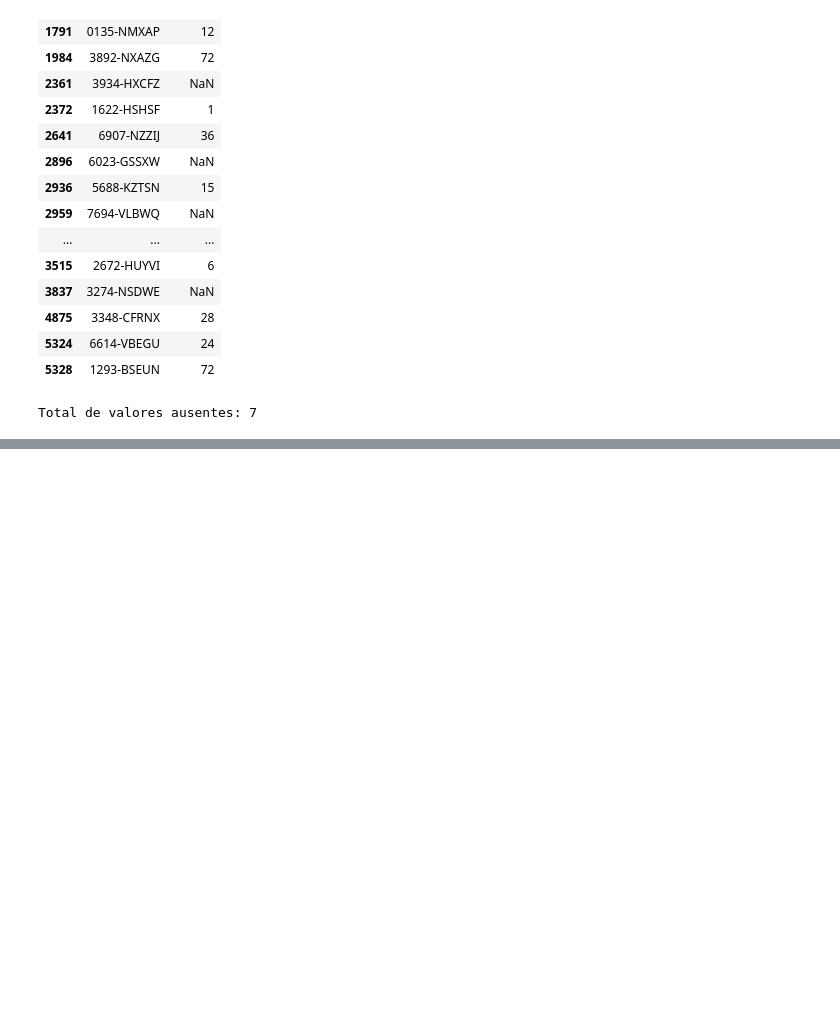
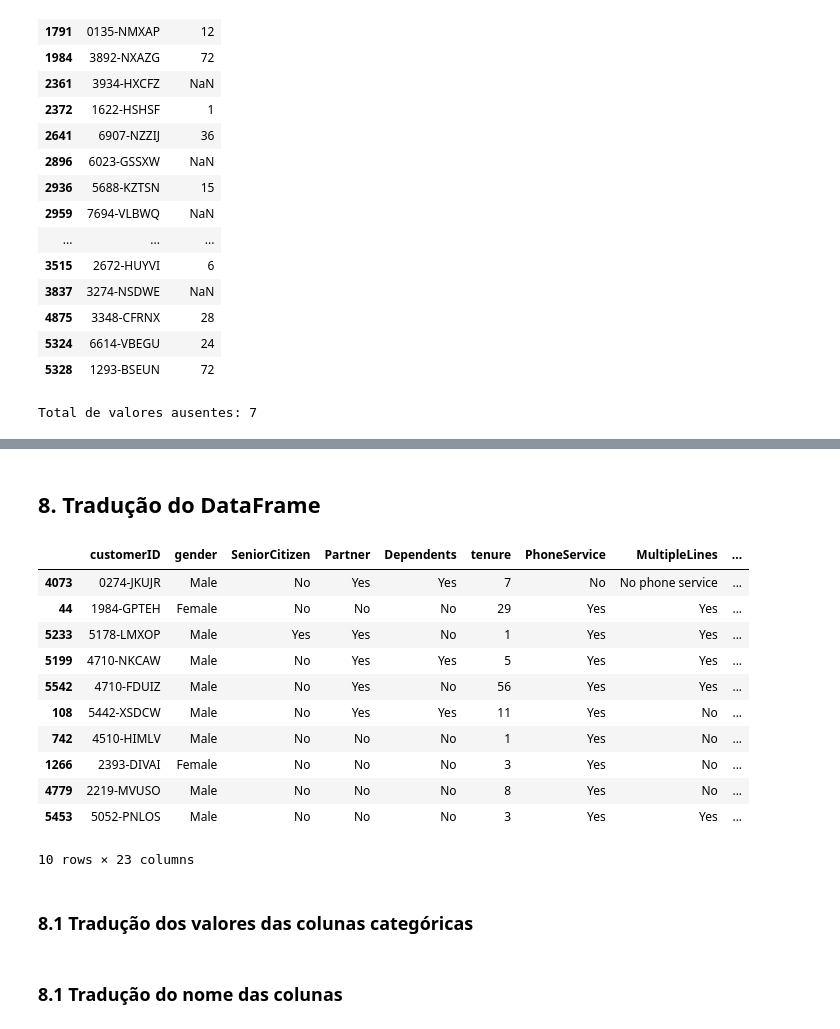
Before and after one commit to igoormaurilio/TerraSignal, a Jupyter notebook: notebooks/02_silver_tratamento.ipynb, the cells around one changed output, grey strips where cells are left out. Saved outputs shown, nothing was run; the diff lists cells and outputs as text; code cells hidden in the pictures; blank space fills up the shorter version.

```diff
--- a/notebooks/02_silver_tratamento.ipynb
+++ b/notebooks/02_silver_tratamento.ipynb
@@ -394,0 +348,2 @@ a coluna total charges tem muitos valores ausentes, como temos a associação co
+# %%
+df_valores_tratados['PhoneService'] = df_valores_tratados['PhoneService'].replace({'yes': 'Yes', 'no': 'No'})
@@ -394,0 +391,2 @@ a coluna total charges tem muitos valores ausentes, como temos a associação co
+# %%
+df_valores_tratados = df_valores_tratados.dropna(subset=["tenure"])
@@ -394,0 +420,19 @@ a coluna total charges tem muitos valores ausentes, como temos a associação co
+# %%
+# conversão das colunas para o tipo numérico
+tenure = pd.to_numeric(
+    df_valores_tratados["tenure"],
+    errors="coerce"
+)
+monthly_charges = pd.to_numeric(
+    df_valores_tratados["MonthlyCharges"],
+    errors="coerce"
+)
+
+# identificação dos valores ausentes na coluna TotalCharges
+valores_ausentes = df_valores_tratados["TotalCharges"].isna()
+
+# inputação dos valores
+df_valores_tratados.loc[valores_ausentes, "TotalCharges"] = (
+    tenure.loc[valores_ausentes] *
+    monthly_charges.loc[valores_ausentes]
+)
@@ -394,0 +468,21 @@ a coluna total charges tem muitos valores ausentes, como temos a associação co
+# %% [markdown]
+## 8. Tradução do DataFrame
+# %%
+df_traduzido = df_valores_tratados.copy()
+# %%
+df_traduzido.sample(10)
+# %% [output]
+|  | customerID | gender | SeniorCitizen | Partner | Dependents | tenure | PhoneService | MultipleLines | ... |
+| 4073 | 0274-JKUJR | Male | No | Yes | Yes | 7 | No | No phone service | ... |
+| 44 | 1984-GPTEH | Female | No | No | No | 29 | Yes | Yes | ... |
+| 5233 | 5178-LMXOP | Male | Yes | Yes | No | 1 | Yes | Yes | ... |
+| 5199 | 4710-NKCAW | Male | No | Yes | Yes | 5 | Yes | Yes | ... |
+| 5542 | 4710-FDUIZ | Male | No | Yes | No | 56 | Yes | Yes | ... |
+| 108 | 5442-XSDCW | Male | No | Yes | Yes | 11 | Yes | No | ... |
+| 742 | 4510-HIMLV | Male | No | No | No | 1 | Yes | No | ... |
+| 1266 | 2393-DIVAI | Female | No | No | No | 3 | Yes | No | ... |
+| 4779 | 2219-MVUSO | Male | No | No | No | 8 | Yes | No | ... |
+| 5453 | 5052-PNLOS | Male | No | No | No | 3 | Yes | Yes | ... |
+10 rows × 23 columns
+# %% [markdown]
+### 8.1 Tradução dos valores das colunas categóricas
@@ -394,0 +508,2 @@ a coluna total charges tem muitos valores ausentes, como temos a associação co
+# %% [markdown]
+### 8.1 Tradução do nome das colunas
```
Also changed, not shown: parts of 51 cells of this notebook, 2 other files.
